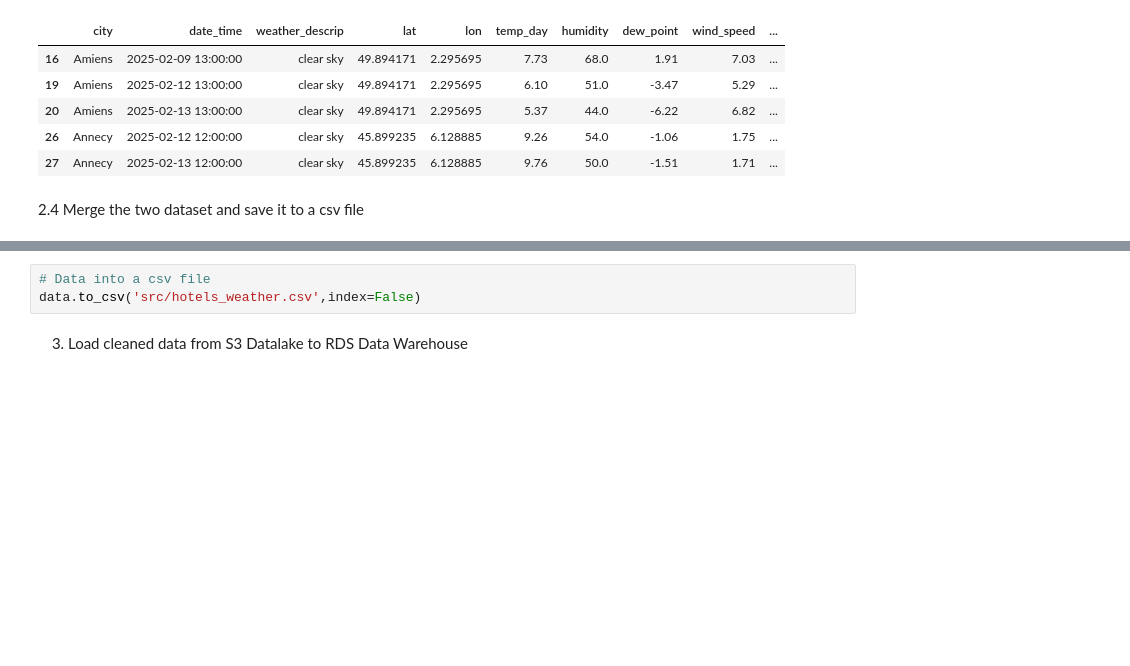
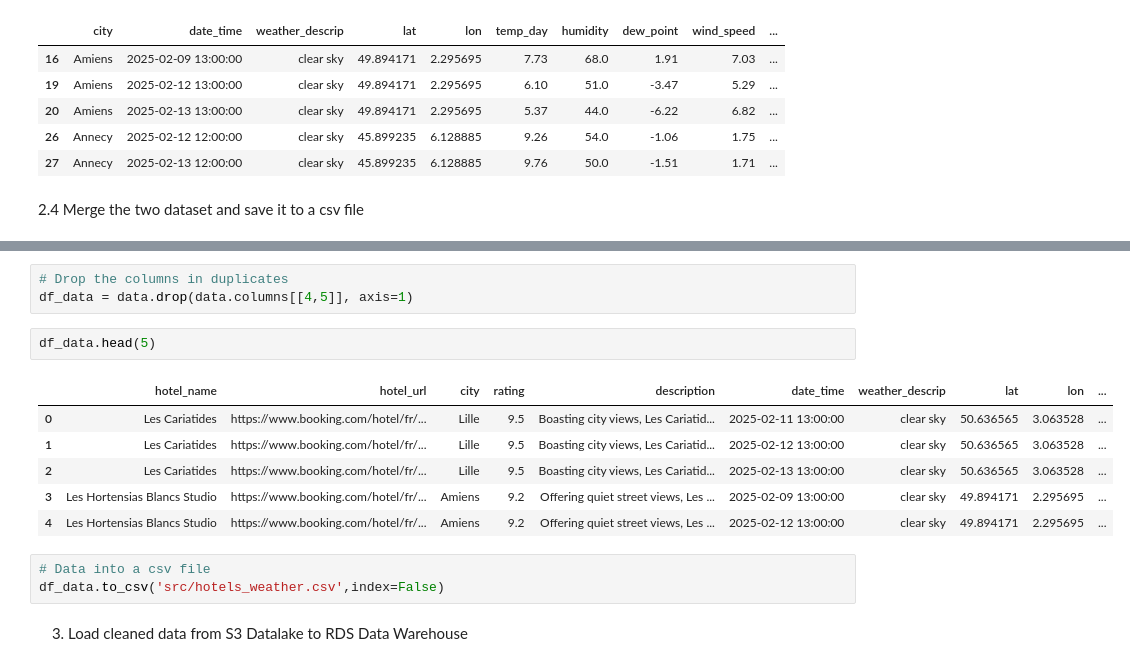
Before and after one commit to YnaPqt/data-management-kayak, a Jupyter notebook: kayak_project.ipynb, the cells around one changed output, grey strips where cells are left out. Drawn from its saved outputs; the diff is of its cells as text; blank space fills up the shorter version.

```diff
--- a/kayak_project.ipynb
+++ b/kayak_project.ipynb
@@ -310,5 +329,17 @@ data.head(3)
+# %%
+# Drop the columns in duplicates
+df_data = data.drop(data.columns[[4,5]], axis=1)
+# %%
+df_data.head(5)
+# %% [output]
+|  | hotel_name | hotel_url | city | rating | description | date_time | weather_descrip | lat | lon | ... |
+| 0 | Les Cariatides | https://www.booking.com/hotel/fr/... | Lille | 9.5 | Boasting city views, Les Cariatid... | 2025-02-11 13:00:00 | clear sky | 50.636565 | 3.063528 | ... |
+| 1 | Les Cariatides | https://www.booking.com/hotel/fr/... | Lille | 9.5 | Boasting city views, Les Cariatid... | 2025-02-12 13:00:00 | clear sky | 50.636565 | 3.063528 | ... |
+| 2 | Les Cariatides | https://www.booking.com/hotel/fr/... | Lille | 9.5 | Boasting city views, Les Cariatid... | 2025-02-13 13:00:00 | clear sky | 50.636565 | 3.063528 | ... |
+| 3 | Les Hortensias Blancs Studio | https://www.booking.com/hotel/fr/... | Amiens | 9.2 | Offering quiet street views, Les ... | 2025-02-09 13:00:00 | clear sky | 49.894171 | 2.295695 | ... |
+| 4 | Les Hortensias Blancs Studio | https://www.booking.com/hotel/fr/... | Amiens | 9.2 | Offering quiet street views, Les ... | 2025-02-12 13:00:00 | clear sky | 49.894171 | 2.295695 | ... |
 # %%
 # Data into a csv file
-data.to_csv('src/hotels_weather.csv',index=False)
+df_data.to_csv('src/hotels_weather.csv',index=False)
 # %% [markdown]
 3. Load cleaned data from S3 Datalake to RDS Data Warehouse
```
Also changed, not shown: parts of 14 cells of this notebook, 2 other files.
